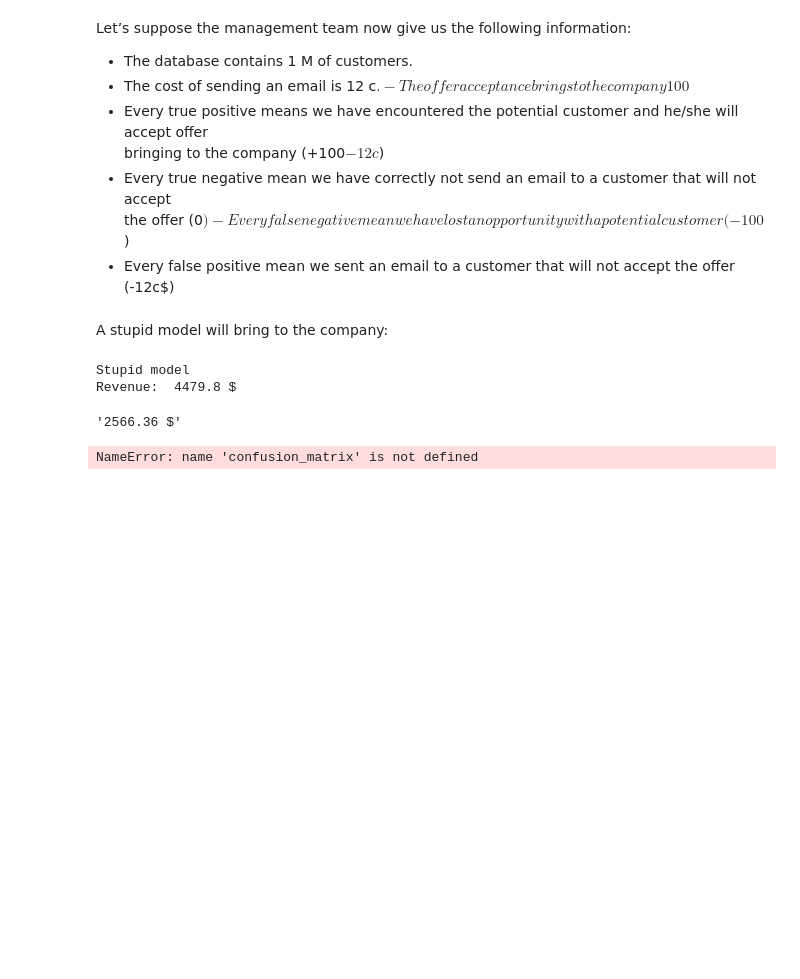
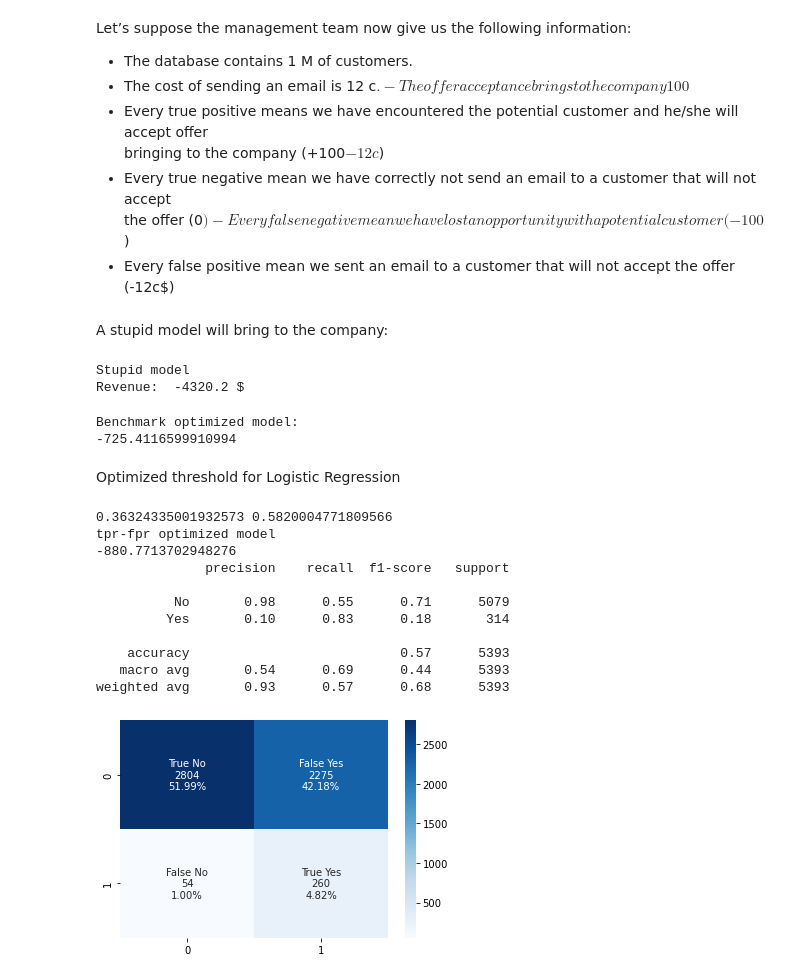
Before and after one commit to Edoardo1996/ironhack-mid-project, a Jupyter notebook: index.ipynb, the cells around one changed output. Cells and saved outputs as stored; diff of their text form; code cells hidden in the pictures; blank space fills up the shorter version.

Commit message:
Developed class for economic optimization (to be tested), added plots for parameter optimization.

```diff
--- a/index.ipynb
+++ b/index.ipynb
@@ -789,31 +791,78 @@ A stupid model will bring to the company:
 # %%
 n_customers = 10000 # $
 customer_acceptance_gain = 10 # $
-email_cost = 0.12 # $
+email_cost = 1 # $
 historic_customer_acceptance_rate = df[target].value_counts()['Yes'] / (df[target].value_counts()['Yes'] +
                                                                          df[target].value_counts()['No'])
-# a 'stupid' model sends email to all the customer and will get the historic rate of customer
-# accepting the offer
+# a 'stupid' model sends email to all the customer and will get the historic rate of customer acceptance
 revenue =  - email_cost*n_customers + historic_customer_acceptance_rate*n_customers*customer_acceptance_gain
 print('Stupid model')
 print('Revenue: ', round(revenue, 2), '$')
 # %% [output]
 Stupid model
-Revenue:  4479.8 $
+Revenue:  -4320.2 $
 # %%
 def calculate_revenue(y_test, predictions, n_customers, customer_acceptance_gain, email_cost):
     """Calculate revenue"""
+    if pd.Series(y_test).unique().dtype in [int, 'int32', 'int64']:
+        y_test = pd.Series(y_test).replace({0: 'No', 1: 'Yes'})
+    if pd.Series(predictions).unique().dtype in [int, 'int32', 'int64']:
+        predictions = pd.Series(predictions).replace({0: 'No', 1: 'Yes'})
+
     confusion = confusion_matrix(y_test, predictions)
     TP = confusion[1, 1]*n_customers/(len(y_test)) # True positive
     FP = confusion[0, 1]*n_customers/(len(y_test)) # False positive
     FN = confusion[1, 0]*n_customers/(len(y_test)) # False negative
     revenue = - email_cost*(TP+FP) - customer_acceptance_gain*(FN) + customer_acceptance_gain*(TP)
-    return str(round(revenue, 2)) + ' $'
-
-calculate_revenue(y_test, predictions, n_customers, customer_acceptance_gain, email_cost)
+    return revenue
-# %% [output]
-'2566.36 $'
 # %%
-calculate_revenue(y_test, predictions, n_customers, customer_acceptance_gain, email_cost)
+print('Benchmark optimized model:')
+print(
+    calculate_revenue(y_test, predictions, n_customers, customer_acceptance_gain, email_cost)
+)
 # %% [output]
-NameError: name 'confusion_matrix' is not defined
+Benchmark optimized model:
+-725.4116599910994
+# %% [markdown]
+Optimized threshold for Logistic Regression
+# %%
+# Apply Logistic Regression with optimized parameters and optimized threshold
+# Preparing the model
+X_train, X_test, y_train, y_test = sktools.split_data(df_reduced,
+                                                        target = config.TARGET,
+                                                        test_size=0.3,
+                                                        random_state=42)
+sktools.scale_data(X_train, X_test, scaler_class=Normalizer())
+X_train, X_test = sktools.encode_data(X_train, X_test, encoders=[OneHotEncoder()],
+                                        cols_to_encode=[cols_onehot_encod])
+balancer = SMOTEENN()
+X_train, y_train = balancer.fit_resample(X_train, y_train)
+# %%
+# Apply model optimized in tpr-fpr
+model = LogisticRegressionWithThreshold()
+model.fit(X_train, y_train)
+
+threshold, optimal_tpr_minus_fpr = model.threshold_from_optimal_tpr_minus_fpr(X_train, y_train)
+y_pred = model.predict(X_test, threshold)
+
+print(threshold, optimal_tpr_minus_fpr)
+metrics.plot_confusion_matrix(y_test, pd.Series(y_pred).replace({0: 'No', 1: 'Yes'}))
+
+print('tpr-fpr optimized model')
+print(
+    calculate_revenue(y_test, y_pred, n_customers, customer_acceptance_gain, email_cost)
+)
+print(classification_report(y_test, pd.Series(y_pred).replace({0: 'No', 1: 'Yes'})))
+# %% [output]
+0.36324335001932573 0.5820004771809566
+tpr-fpr optimized model
+-880.7713702948276
+              precision    recall  f1-score   support
+
+          No       0.98      0.55      0.71      5079
+         Yes       0.10      0.83      0.18       314
+
+    accuracy                           0.57      5393
+   macro avg       0.54      0.69      0.44      5393
+weighted avg       0.93      0.57      0.68      5393
+[figure, added]
```
Also changed, not shown: parts of 16 cells of this notebook, 1 other file.
